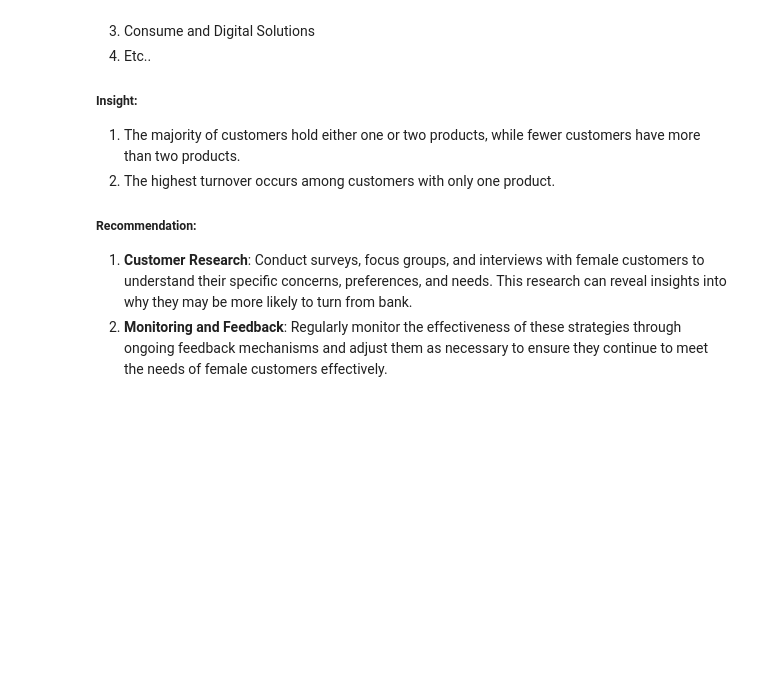
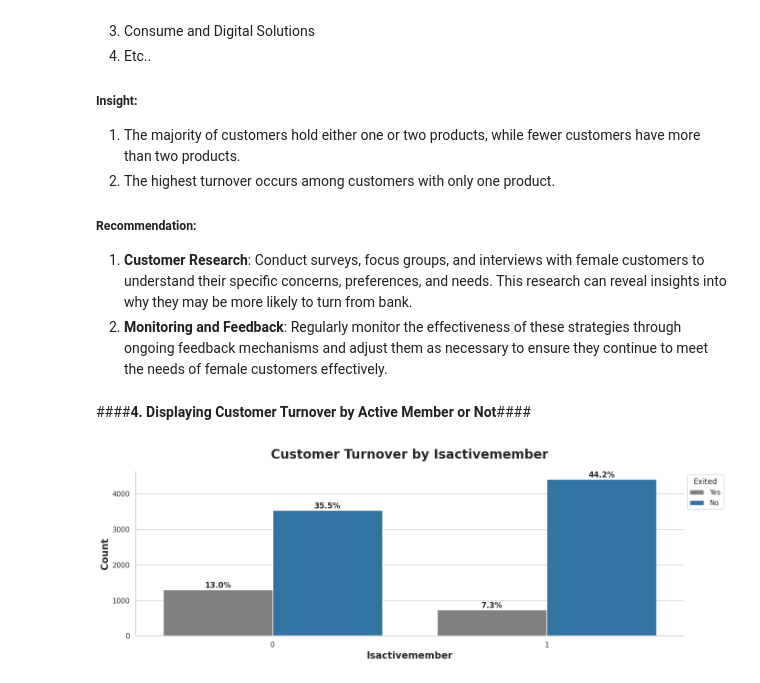
Before and after one commit to AzlinRusnan/Bank_Turnover_Analysis, a Jupyter notebook: Bank_Turnover_Analysis.ipynb, the cells around one changed output. Saved outputs shown, nothing was run; the diff lists cells and outputs as text; code cells hidden in the pictures; blank space fills up the shorter version.

```diff
--- a/Bank_Turnover_Analysis.ipynb
+++ b/Bank_Turnover_Analysis.ipynb
@@ -322,3 +325,9 @@ Banks offer a wide range of products and services to meet the financial needs of
 
 1.   **Customer Research**: Conduct surveys, focus groups, and interviews with female customers to understand their specific concerns, preferences, and needs. This research can reveal insights into why they may be more likely to turn from bank.
 2.   **Monitoring and Feedback**: Regularly monitor the effectiveness of these strategies through ongoing feedback mechanisms and adjust them as necessary to ensure they continue to meet the needs of female customers effectively.
+# %% [markdown]
+####**4. Displaying Customer Turnover by Active Member or Not**####
+# %%
+countplot("IsActiveMember")
+# %% [output]
+[figure, added]
```
Also changed, not shown: parts of 26 cells of this notebook.
